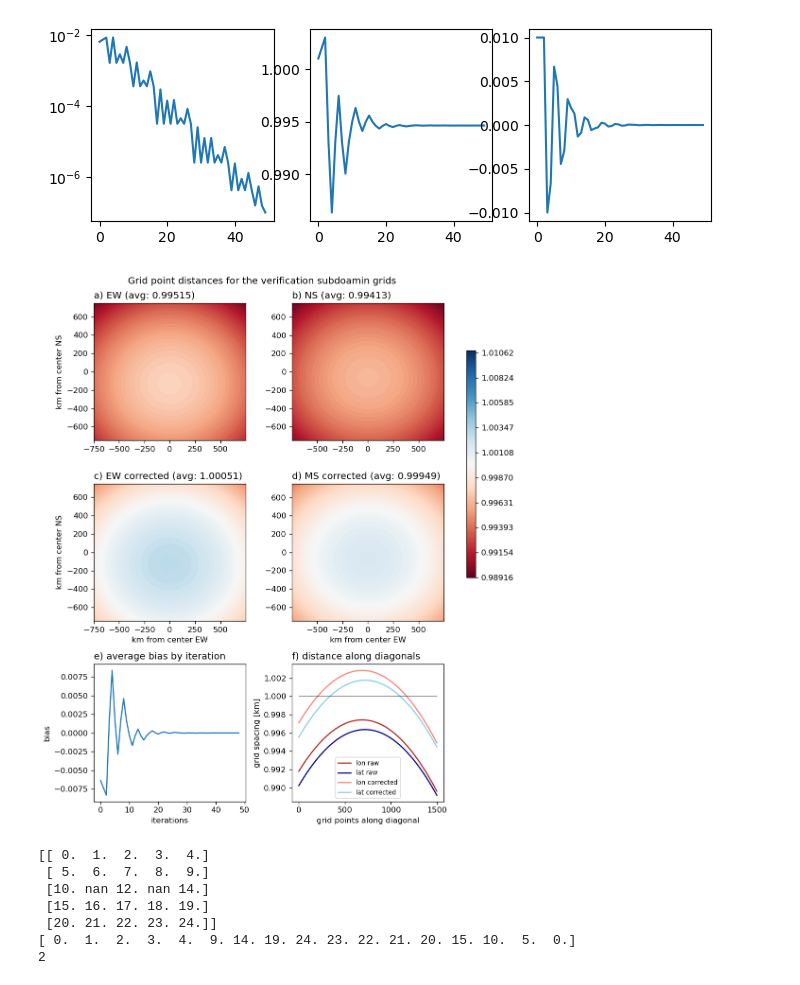
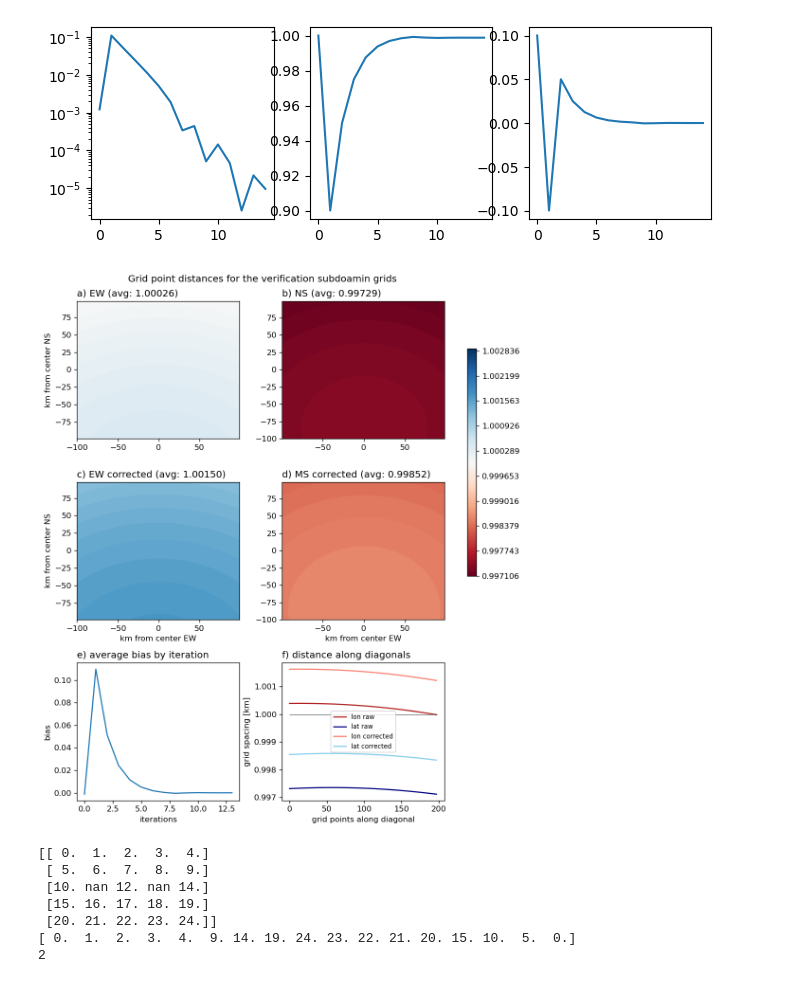
Before and after one commit to pscheffknecht-geosphere/panelification, a Jupyter notebook: SCR/diagnostics/subdomain_definition_and_check.ipynb, the cells around one changed output. Drawn from its saved outputs; the diff is of its cells as text; code cells hidden in the pictures.

```diff
--- a/SCR/diagnostics/subdomain_definition_and_check.ipynb
+++ b/SCR/diagnostics/subdomain_definition_and_check.ipynb
@@ -7,7 +7,7 @@ import pyproj
 from math import sin, cos, sqrt, atan2, radians
 # %%
 #myproj=pyproj.Proj("""epsg:31287 +units=km +proj=lcc +lat_1=60 +lat_2=70 +lat_0=65 +lon_0=25. +x_0=400000 +y_0=400000 +datum=hermannskogel +no_defs +ellps=bessel +towgs84=577.326,90.129,463.919,5.137,1.474,5.297,2.4232""")
-def make_proj(NX, NY, d, center_lon = 25., center_lat = 67., k=1.):
+def make_proj(NX, NY, d, center_lon = 15.83, center_lat = 48.3, k=1.):
     proj_string = "epsg:31287 +proj=stere +units=km +lon_0={:.3f} lat_0={:.3f} +k_0={:.15f}".format(
         center_lon, center_lat, k)
     myproj=pyproj.Proj(proj_string)
@@ -32,7 +41,7 @@ def calc_distance(lon1, lat1, lon2, lat2):
             d[ii, jj] = R * c
     return d
 # %%
-nx = 1500.
+nx = 200.
 ny = nx
 d = 1.
 
@@ -42,8 +51,8 @@ xend, yend = lon1.shape
 
 distance11 = calc_distance(lon1[0:xend-2, :], lat1[0:xend-2, :], lon1[1:xend-1, :], lat1[1:xend-1, :])
 distance12 = calc_distance(lon1[:, 0:yend-2], lat1[:, 0:yend-2], lon1[:, 1:yend-1], lat1[:, 1:yend-1])
-k = 1.0
-kstep = 0.01 * d
+k = 1.
+# kstep = 0.01 * d
 
 ks = []
 ksteps = []
@@ -52,46 +61,29 @@ def err(arr, val, score="bias"):
     """ return score for array and constant val"""
     if score.lower() == "bias":
         return np.mean(arr - val)
-    elif score.lower() == "mae":
-        return np.mean(np.abs(arr-val))
-    elif score.lower() == "rmse":
-        return np.sqrt(np.mean(np.square(np.abs(arr-val))))
+#     elif score.lower() == "mae":
+#         return np.mean(np.abs(arr-val))
+#     elif score.lower() == "rmse":
+#         return np.sqrt(np.mean(np.square(np.abs(arr-val))))
 
 score = "bias"
-maxiter = 50
-keep_sign = False
+maxiter = 15
+kstep = 0.1
 print("Optimizing k for selected projection parameters, maximum {:d} iterations:".format(maxiter))
 for ii in range(maxiter):
-    if ii > 2:
-        if np.abs(ds[-1] - ds[-2]) < 0.0000001 or np.abs(ds[-1]) < 0.0000001:
-            # either the last iteration had very little impact or the last score was great
-            break
-        #print("last 3 values of err: {:.8f} {:.8f}".format(ds[-2], ds[-1]))
-        val_change = np.abs(ds[-1]) - np.abs(ds[-2])
-        #print("last 3 values of ste: {:.8f} {:.8f}".format(ksteps[-2], ksteps[-1]))
-        #print("val change, sign_change", val_change, sign_change)
-        #did_sign_change = True if ksteps[-2] * ksteps[-1] < 0. else False
-        #did_get_better = True if np.abs(ds[-1]) < np.abs(ds[-2]) else False
-        #if did_get_better:
-        #    kstep *= 0.66667
-        #else:
-        #    kstep  = -kstep
-        kstep = kstep * 0.66667 if np.abs(ds[-1]) < np.abs(ds[-2]) else -kstep
-        k += kstep
-    else:
-        k += 0.1 * kstep # do a small step to get directions first
     lon2, lat2 = make_proj(nx, ny, d=d, k=k)
     distance21 = calc_distance(lon2[0:xend-2, :], lat2[0:xend-2, :], lon2[1:xend-1, :], lat2[1:xend-1, :])
     distance22 = calc_distance(lon2[:, 0:yend-2], lat2[:, 0:yend-2], lon2[:, 1:yend-1], lat2[:, 1:yend-1])
-    dbias = 0.5 * (np.mean(distance21) + np.mean(distance22))
-    dist_err = 0.5 * (err(distance21, d, score=score) + err(distance22, d, score=score))
-    #k += kstep # just keep going for the first iter
-    print("N = {:d}, k = {:.10f}, {:s} = {:.10f}".format(ii, k, score, dist_err))
-
+    dbias = 0.5 * (np.mean(distance21) + np.mean(distance22)) - 1.
     ks.append(k)
     ksteps.append(kstep)
-    ds.append(dist_err)
-    #print(ds)
+    ds.append(dbias)
+    print("N = {:03d}, k = {:.10f}, {:s} = {:.10f}".format(ii, k, score, dbias))
+    kstep = -kstep  if dbias * ds[-2] < 0. else kstep
+    if ii > 0:
+        kstep *= 0.5
+    k += kstep
+
 
 print("Using k = {:.10f} for projection.".format(k))
 
@@ -131,4 +124,4 @@ Using k = 0.9946167279 for projection.
-[figure, old version]
+[figure, new version]
 # %%
 fig, ax = plt.subplots(3,2, figsize=(8,10), dpi=120)
 
@@ -187,7 +180,7 @@ plt.colorbar(c1, cax=cax)
 plt.show()
 plt.close('all')
 # %% [output]
-[figure, old version]
+[figure, new version]
 # %%
 def get_array_edge(arr):
     nx, ny = np.shape(arr)
```
Also changed, not shown: parts of 11 cells of this notebook.
